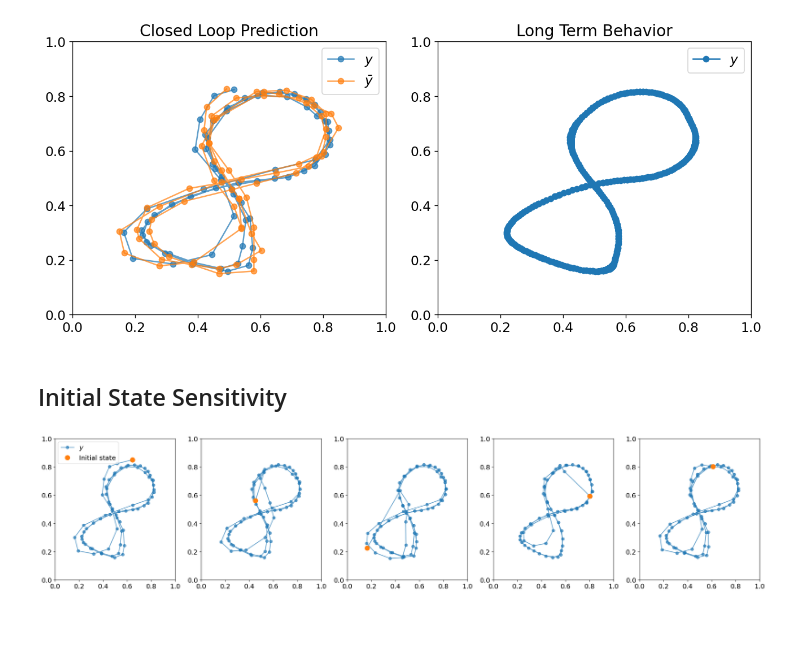
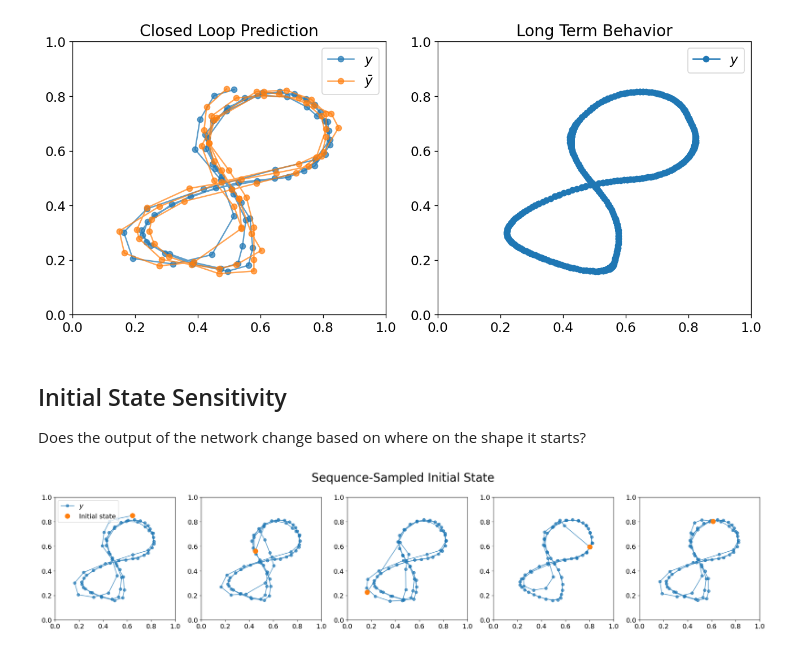
Before and after one commit to Jfeatherstone/ElmanNetwork, a Jupyter notebook: MouseFigureEight.ipynb, the cells around one changed output. Cells and saved outputs as stored; diff of their text form; code cells hidden in the pictures; blank space fills up the shorter version.

```diff
--- a/MouseFigureEight.ipynb
+++ b/MouseFigureEight.ipynb
@@ -37,5 +54,13 @@ errorArr = np.zeros(numEpochs) # list to store errors
 # %%
-numEpochs = 15000
+numEpochs = 15000numEpochs = 15000
+
+model = ElmanNetwork(loadPath='models/figure_eight.npz')
+
+inputArr = np.array(list(zip(xArr, yArr)))[:-1]
+targetArr = np.array(list(zip(xArr, yArr)))[1:]
+contextArr, outputArr = model.forwardSequence(inputArr)
+
+errorArr = np.zeros(numEpochs) # list to store errors
 
 model = ElmanNetwork(inputDim=2,
                      contextDim=20,
@@ -46,7 +71,7 @@ inputArr = np.array(list(zip(xArr, yArr)))[:-1]
 targetArr = np.array(list(zip(xArr, yArr)))[1:]
 errorArr = np.zeros(numEpochs) # list to store errors
 
-for epoch in range(numEpochs):
+for epoch in tqdm.tqdm(range(numEpochs)):
     # Context and output
     contextArr, outputArr = model.forwardSequence(inputArr)
     errorArr[epoch]  = model.backwardSequence(inputArr, contextArr, outputArr, targetArr)
@@ -114,26 +144,29 @@ plt.show()
 [figure]
 # %% [markdown]
 ## Initial State Sensitivity
+
+Does the output of the network change based on where on the shape it starts?
 # %%
 fig, ax = plt.subplots(1, 5, figsize=(22,5))
 
 stateJumpIncrement = 5
 
 for i in range(5):
 
     nSteps = 1000
 
     predictArr = model.predict([xArr[i*stateJumpIncrement], yArr[i*stateJumpIncrement]], predictionSteps=nSteps)
 
 
     ax[i].plot(predictArr[:targetArr.shape[0],0], predictArr[:targetArr.shape[0],1], '-o', alpha=.7, label='$ y $')
     ax[i].plot(xArr[i*stateJumpIncrement], yArr[i*stateJumpIncrement], 'o', markersize=10, label='Initial state')
 
     ax[i].set_xlim([0, 1])
     ax[i].set_ylim([0, 1])
 
 ax[0].legend()
+fig.suptitle('Sequence-Sampled Initial State', fontsize=25)
 fig.tight_layout()
 plt.show()
 # %% [output]
-[figure, old version]
+[figure, new version]
```
Also changed, not shown: parts of 12 cells of this notebook, 13 other files.
